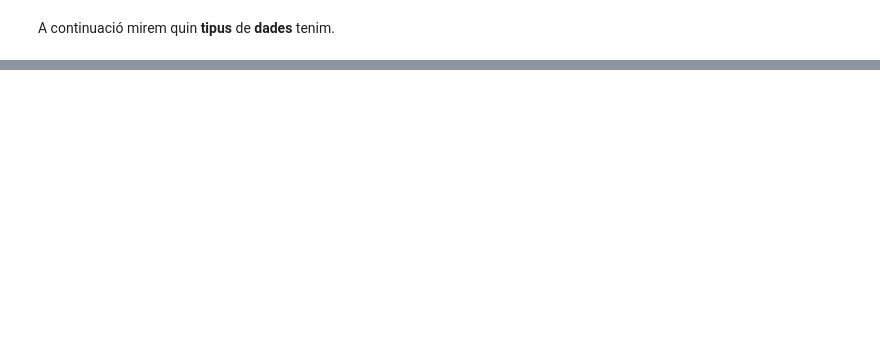
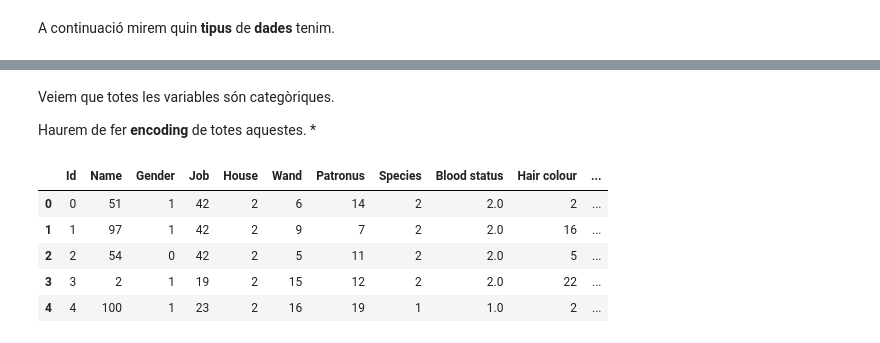
Before and after one commit to HelenaBoneu/HarryPotter, a Jupyter notebook: Harry_Potter.ipynb, the cells around one changed output, grey strips where cells are left out. Cells and saved outputs as stored; diff of their text form; code cells hidden in the pictures; blank space fills up the shorter version.

```diff
--- a/Harry_Potter.ipynb
+++ b/Harry_Potter.ipynb
@@ -61,0 +94,5 @@ Index(['Name', 'Gender', 'Job', 'House', 'Wand', 'Patronus', 'Species',
+# %%
+from sklearn.impute import KNNImputer
+
+imputer = KNNImputer(n_neighbors=5)
+df['Eye colour'] = imputer.fit_transform(df[['Gender', 'Hair colour']])
@@ -79 +356,18 @@ Skills          object
 dtype: object
+# %% [markdown]
+Veiem que totes les variables són categòriques.
+
+Haurem de fer **encoding** de totes aquestes.
+*
+# %%
+numeric_features = df.select_dtypes(np.number).keys()
+non_numeric = [k for k in df.keys()]
+df.loc[:,non_numeric] = df.loc[:,non_numeric].apply(LabelEncoder().fit_transform)
+df.head()
+# %% [output]
+|  | Id | Name | Gender | Job | House | Wand | Patronus | Species | Blood status | Hair colour | ... |
+| 0 | 0 | 51 | 1 | 42 | 2 | 6 | 14 | 2 | 2.0 | 2 | ... |
+| 1 | 1 | 97 | 1 | 42 | 2 | 9 | 7 | 2 | 2.0 | 16 | ... |
+| 2 | 2 | 54 | 0 | 42 | 2 | 5 | 11 | 2 | 2.0 | 5 | ... |
+| 3 | 3 | 2 | 1 | 19 | 2 | 15 | 12 | 2 | 2.0 | 22 | ... |
+| 4 | 4 | 100 | 1 | 23 | 2 | 16 | 19 | 1 | 1.0 | 2 | ... |
```
Also changed, not shown: parts of 28 cells of this notebook.
